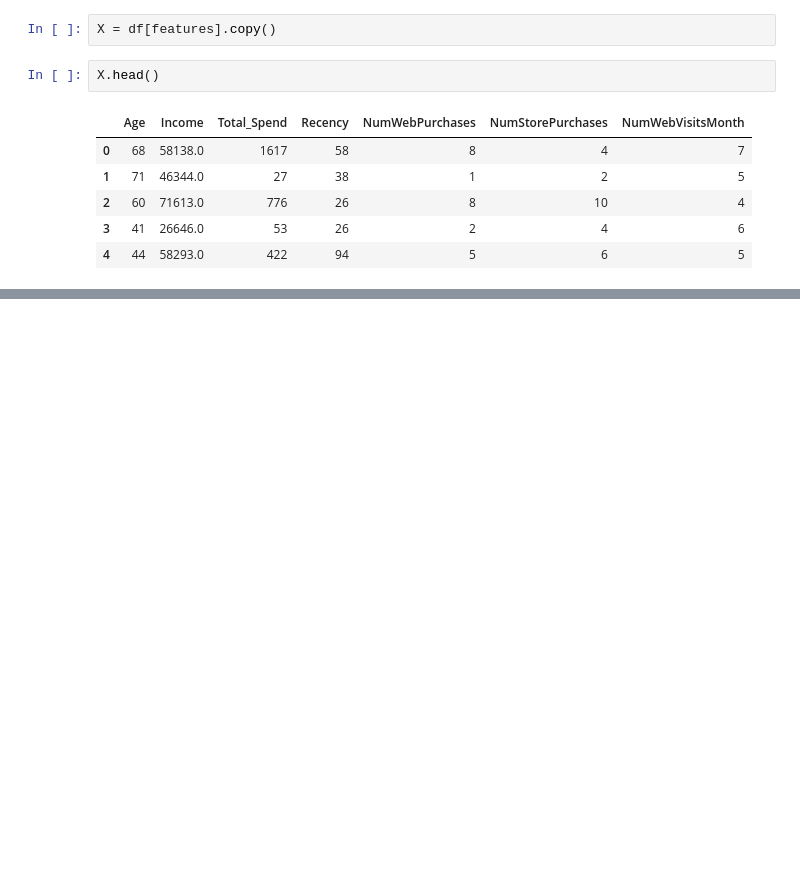
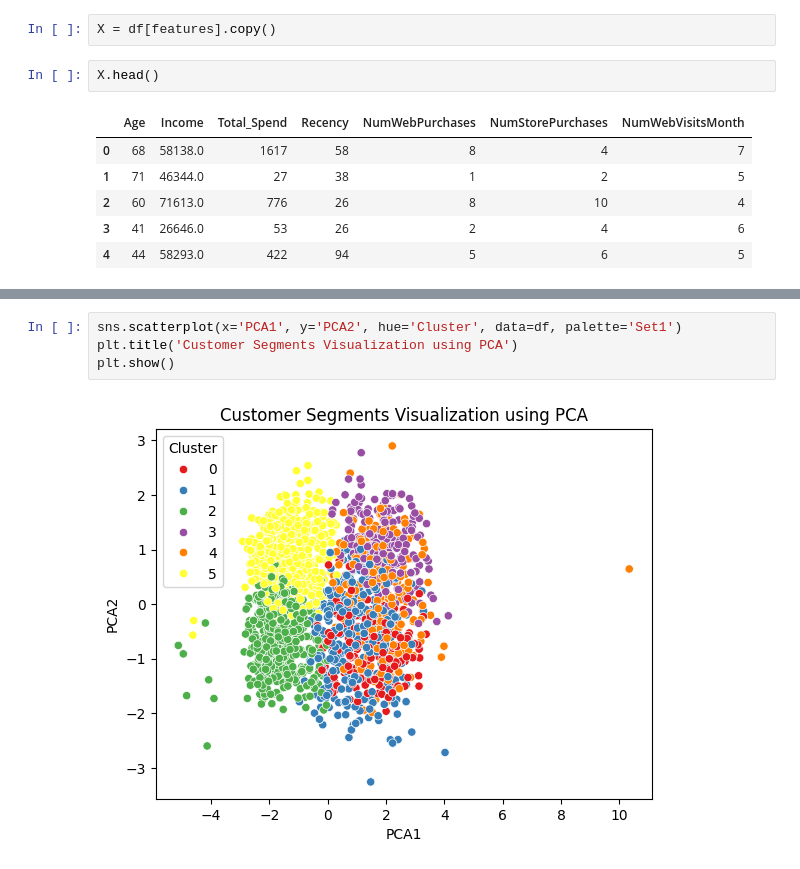
Before and after one commit to beniamine3155/customer_segmentation_mlops_project, a Jupyter notebook: notebook/analysis.ipynb, the cells around one changed output, grey strips where cells are left out. Saved outputs shown, nothing was run; the diff lists cells and outputs as text; blank space fills up the shorter version.

```diff
--- a/notebook/analysis.ipynb
+++ b/notebook/analysis.ipynb
@@ -404,0 +501,6 @@ X.head()
+# %%
+sns.scatterplot(x='PCA1', y='PCA2', hue='Cluster', data=df, palette='Set1')
+plt.title('Customer Segments Visualization using PCA')
+plt.show()
+# %% [output]
+[figure, added]
```
Also changed, not shown: parts of 15 cells of this notebook, 2 other files.
